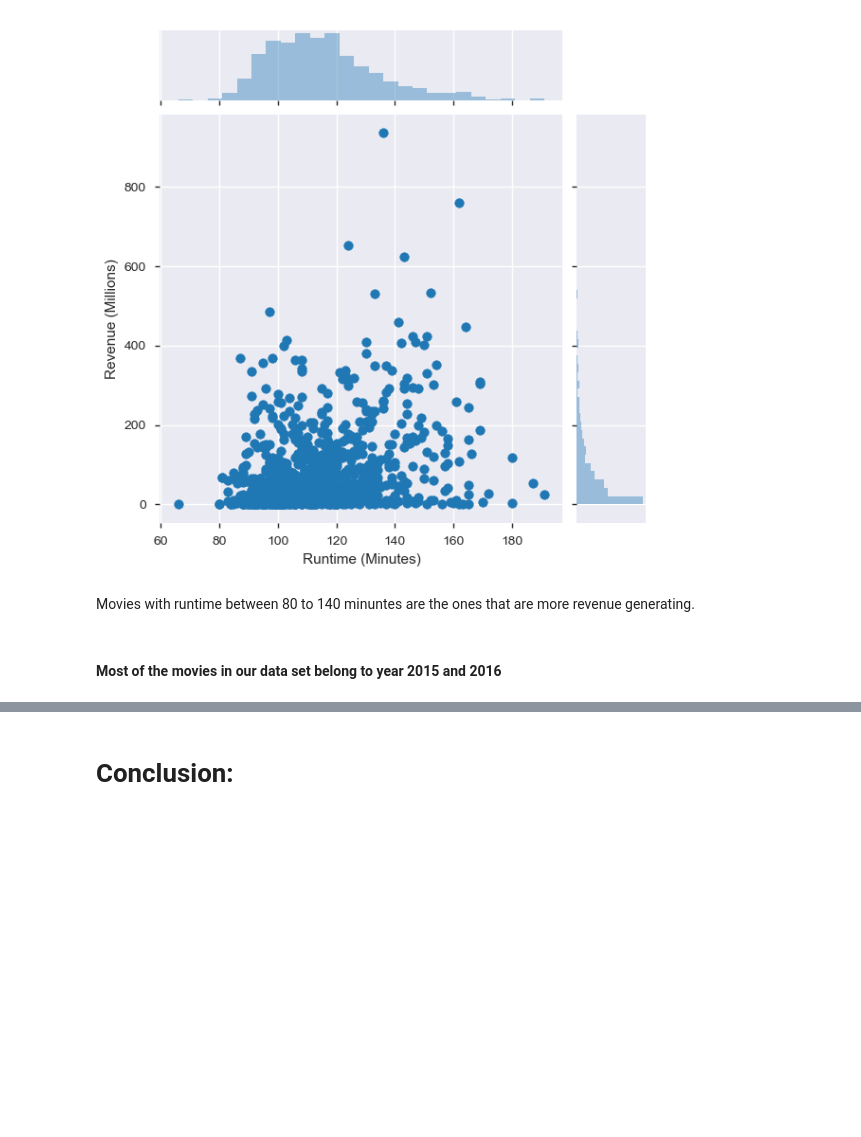
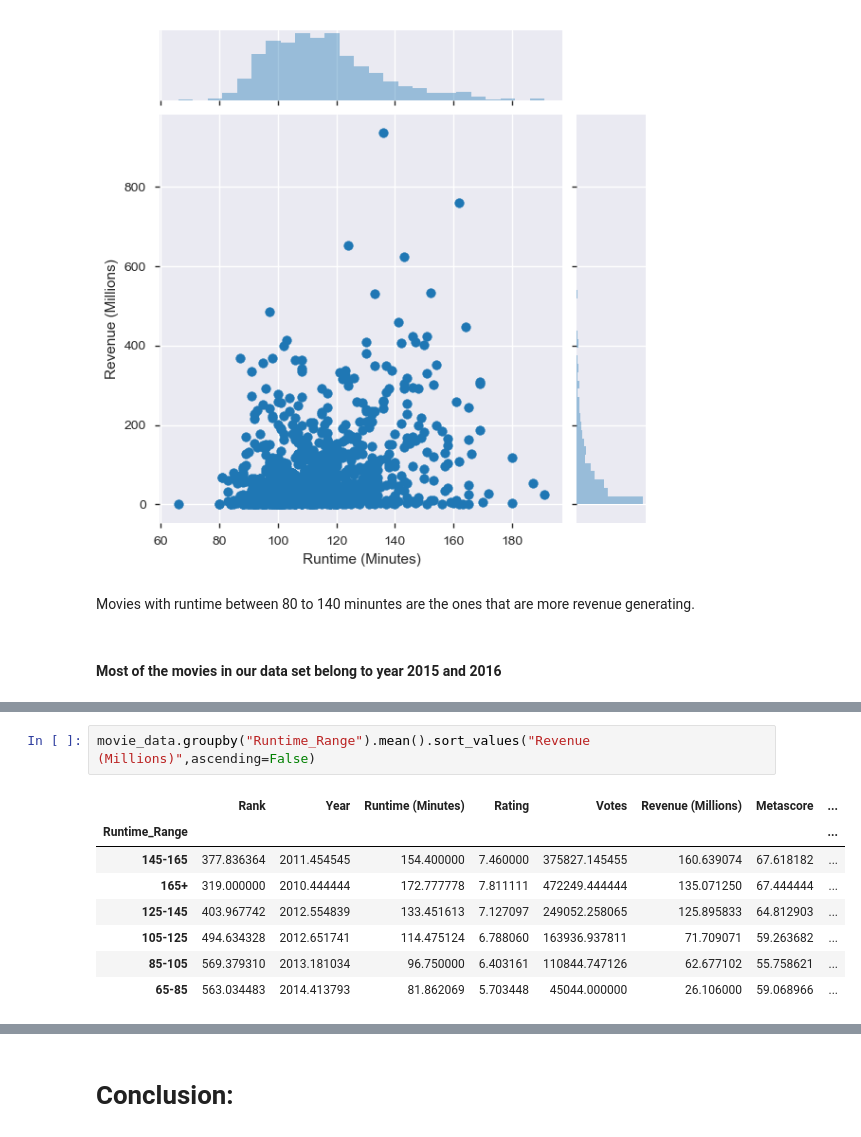
Before and after one commit to yaminijoshi89/INSAID-Projects, a Jupyter notebook: IMDB_1000MoviesDataSet_EDA.ipynb, the cells around one changed output, grey strips where cells are left out. Saved outputs shown, nothing was run; the diff lists cells and outputs as text; blank space fills up the shorter version.

```diff
--- a/IMDB_1000MoviesDataSet_EDA.ipynb
+++ b/IMDB_1000MoviesDataSet_EDA.ipynb
@@ -622,0 +639,11 @@ Movies with runtime between 80 to 140 minuntes are the ones that are more revenu
+# %%
+movie_data.groupby("Runtime_Range").mean().sort_values("Revenue (Millions)",ascending=False)
+# %% [output]
+|  | Rank | Year | Runtime (Minutes) | Rating | Votes | Revenue (Millions) | Metascore | ... |
+| Runtime_Range |  |  |  |  |  |  |  | ... |
+| 145-165 | 377.836364 | 2011.454545 | 154.400000 | 7.460000 | 375827.145455 | 160.639074 | 67.618182 | ... |
+| 165+ | 319.000000 | 2010.444444 | 172.777778 | 7.811111 | 472249.444444 | 135.071250 | 67.444444 | ... |
+| 125-145 | 403.967742 | 2012.554839 | 133.451613 | 7.127097 | 249052.258065 | 125.895833 | 64.812903 | ... |
+| 105-125 | 494.634328 | 2012.651741 | 114.475124 | 6.788060 | 163936.937811 | 71.709071 | 59.263682 | ... |
+| 85-105 | 569.379310 | 2013.181034 | 96.750000 | 6.403161 | 110844.747126 | 62.677102 | 55.758621 | ... |
+| 65-85 | 563.034483 | 2014.413793 | 81.862069 | 5.703448 | 45044.000000 | 26.106000 | 59.068966 | ... |
```
Also changed, not shown: parts of 15 cells of this notebook.
